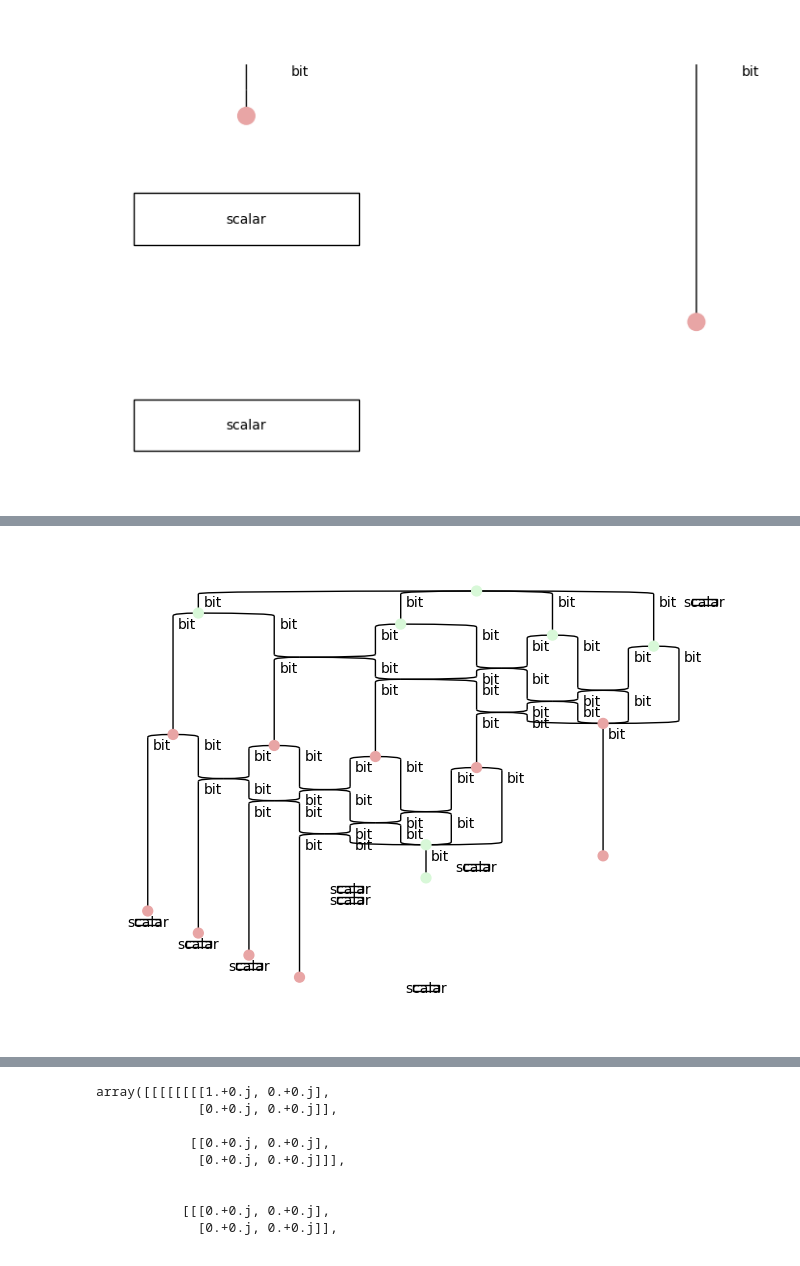
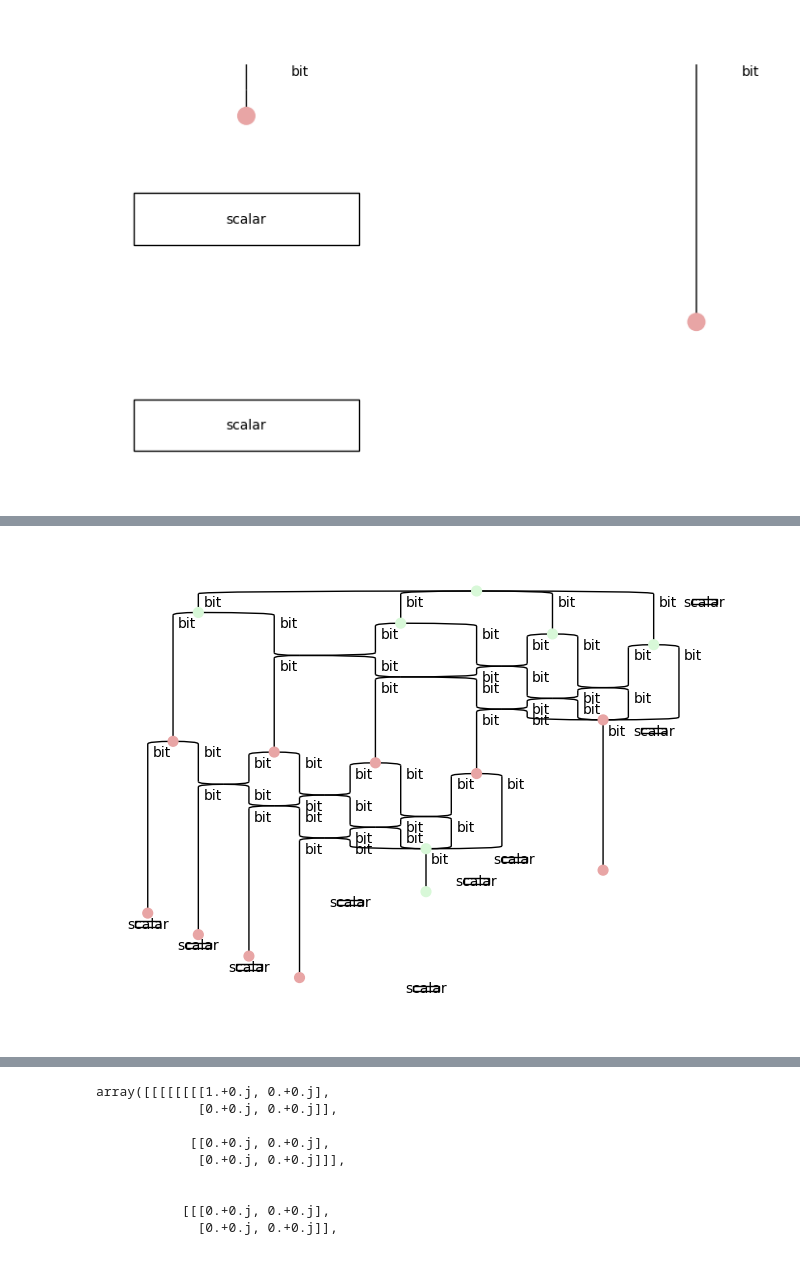
Before and after one commit to quantinuum-dev/optyx, a Jupyter notebook: notebooks/distributed-422-code.ipynb, the cells around one changed output, grey strips where cells are left out. Drawn from its saved outputs; the diff is of its cells as text; code cells hidden in the pictures.

```diff
--- a/notebooks/distributed-422-code.ipynb
+++ b/notebooks/distributed-422-code.ipynb
@@ -15,6 +15,7 @@ x_detector = (
         (zx.Z(1, 2) @ zx.Z(1, 2) @ zx.Z(1, 2) @ zx.Z(1, 2))
         >> optyx.Diagram.permutation([0, 2, 4, 6, 1, 3, 5, 7], optyx.bit ** 8)
         >> optyx.Id(optyx.bit ** 4) @ zx.X(4, 1)
+        @ zx.Scalar(np.sqrt(2)**3)
 )
 X_detector = Channel('X Error Detector', x_detector, dom=qubit ** 4, cod=qubit**4 @ bit)
 
@@ -26,6 +27,7 @@ z_detector = (
         (zx.X(1, 2) @ zx.X(1, 2) @ zx.X(1, 2) @ zx.X(1, 2))
         >> optyx.Diagram.permutation([0, 2, 4, 6, 1, 3, 5, 7], optyx.bit ** 8)
         >> optyx.Id(optyx.bit ** 4) @ zx.Z(4, 1)
+        @ zx.Scalar(np.sqrt(2)**3)
 )
 Z_detector = Channel('Z Error Detector', x_detector, dom=qubit ** 4, cod=qubit**4 @ bit)
 
@@ -69,7 +71,7 @@ diag_pow(bra_0, 2).draw()
 # %% [output]
 [figure]
 # %%
-perfect_circuit = logical_ket_00 >> x_detector >> z_detector @ bra_0 >> optyx.Id(optyx.bit ** 4) @ bra_plus @ zx.Scalar(8) >>  diag_pow(bra_0, 4)
+perfect_circuit = logical_ket_00 >> x_detector >> z_detector @ bra_0 >> optyx.Id(optyx.bit ** 4) @ bra_plus >>  diag_pow(bra_0, 4)
 
 print(np.abs(perfect_circuit.to_tensor().eval().array) ** 2)
 perfect_circuit.draw()
@@ -78,3 +80,3 @@ perfect_circuit.draw()
-[figure, old version]
+[figure, new version]
 # %%
 p = 0.9
```
Also changed, not shown: parts of 15 cells of this notebook, 1 other file.
